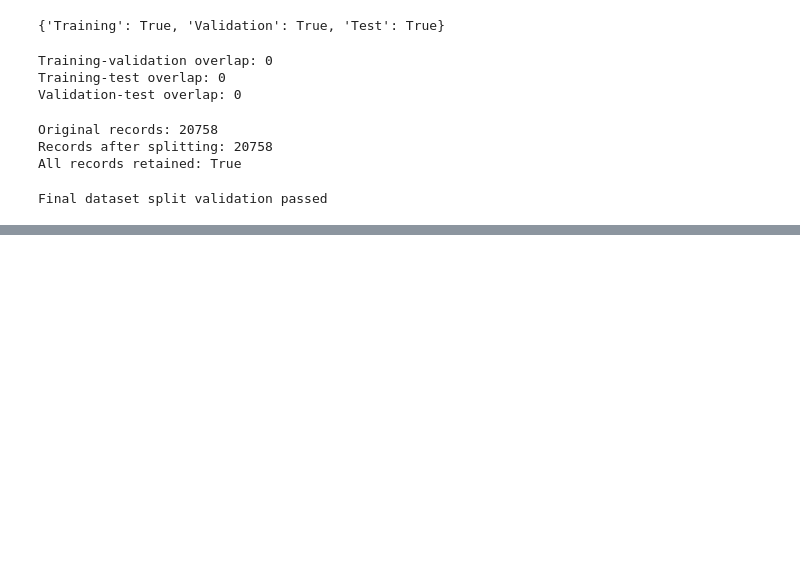
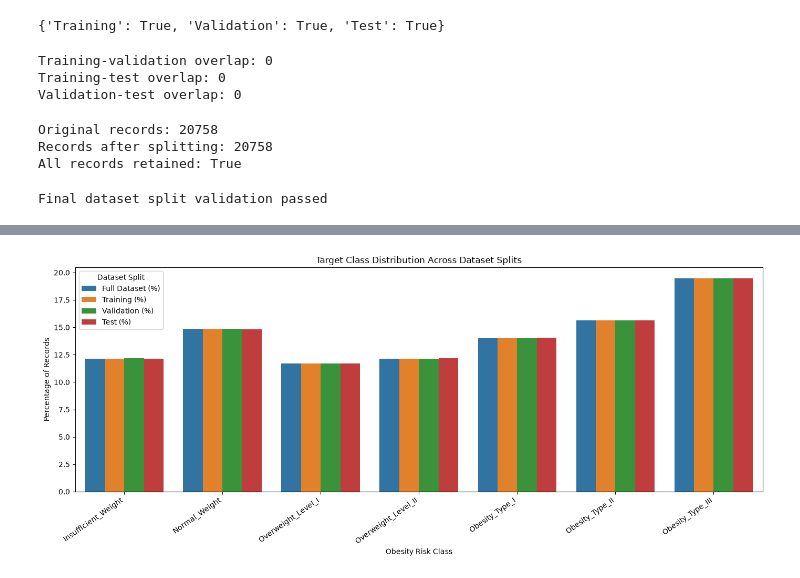
Before and after one commit to SMCodeX7/Obesity-Risk-Intelligence-System, a Jupyter notebook: notebooks/03_preprocessing.ipynb, the cells around one changed output, grey strips where cells are left out. Drawn from its saved outputs; the diff is of its cells as text; code cells hidden in the pictures; blank space fills up the shorter version.

Commit message:
Verify target distributions across data splits

```diff
--- a/notebooks/03_preprocessing.ipynb
+++ b/notebooks/03_preprocessing.ipynb
@@ -499,0 +521,5 @@ Final dataset split validation passed
+# %%
+full_distribution = calculate_class_percentages(y)
+training_distribution = calculate_class_percentages(y_train)
+validation_distribution = calculate_class_percentages(y_validation)
+test_distribution = calculate_class_percentages(y_test)
@@ -499,0 +594,13 @@ Final dataset split validation passed
+# %%
+distribution_chart_data = (
+    class_distribution_comparison
+    .reset_index()
+)
+
+distribution_chart_data = distribution_chart_data.rename(
+    columns={
+        distribution_chart_data.columns[0]: "Obesity Class"
+    }
+)
+
+distribution_chart_data
@@ -499,0 +616,8 @@ Final dataset split validation passed
+# %%
+distribution_chart_long = distribution_chart_data.melt(
+    id_vars="Obesity Class",
+    var_name="Dataset Split",
+    value_name="Percentage",
+)
+
+distribution_chart_long.head()
@@ -499,0 +631,19 @@ Final dataset split validation passed
+# %%
+plt.figure(figsize=(14, 6))
+
+sns.barplot(
+    data=distribution_chart_long,
+    x="Obesity Class",
+    y="Percentage",
+    hue="Dataset Split",
+)
+
+plt.title("Target Class Distribution Across Dataset Splits")
+plt.xlabel("Obesity Risk Class")
+plt.ylabel("Percentage of Records")
+plt.xticks(rotation=35, ha="right")
+plt.legend(title="Dataset Split")
+plt.tight_layout()
+plt.show()
+# %% [output]
+[figure, added]
```
Also changed, not shown: parts of 9 cells of this notebook.
